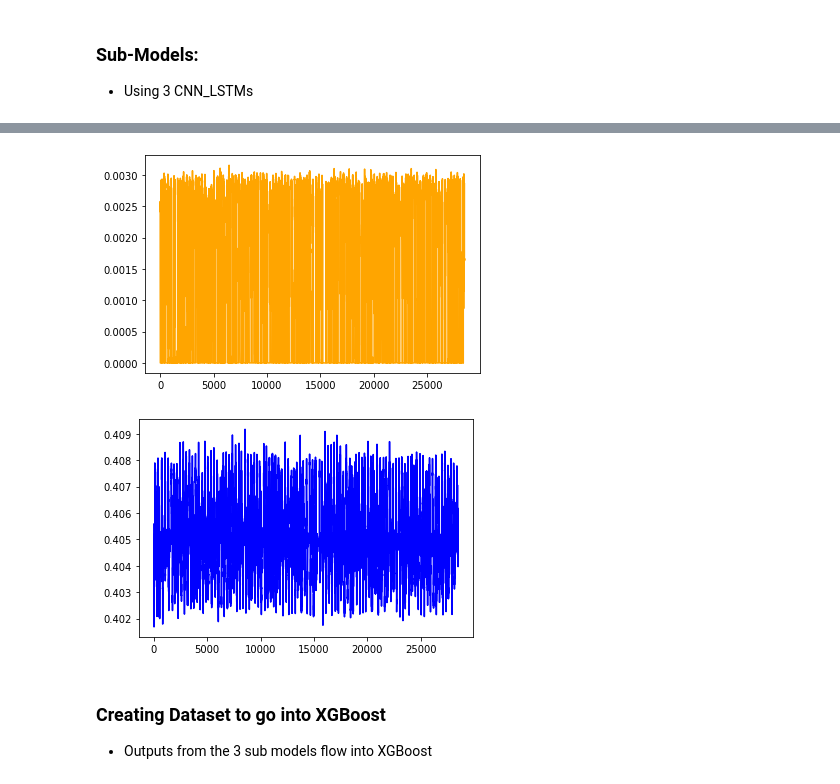
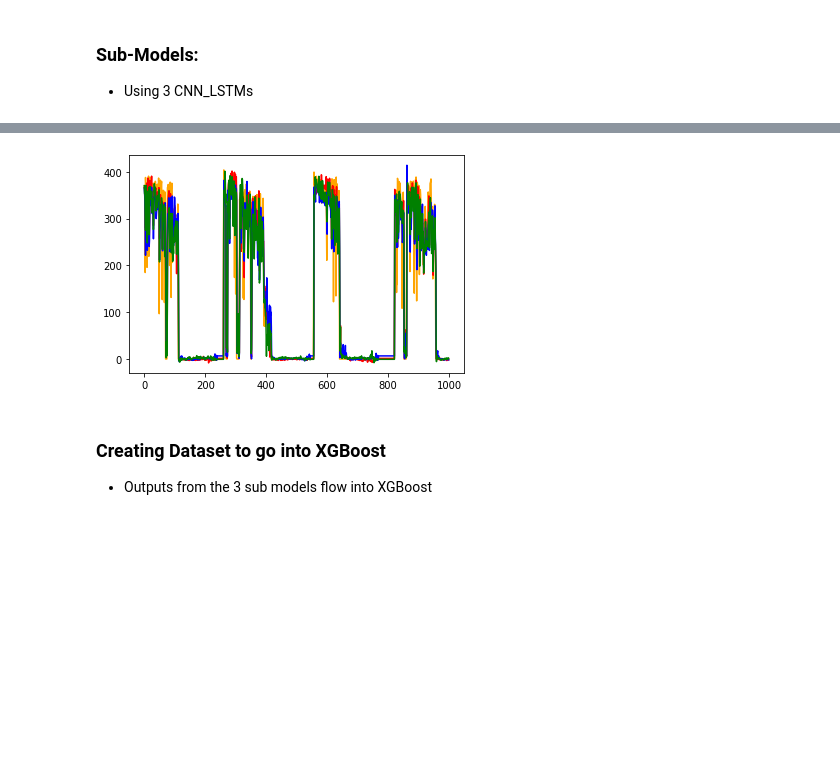
Before and after one commit to RachitBansal/AppliancePower_TimeSeries, a Jupyter notebook: Ensemble.ipynb, the cells around one changed output, grey strips where cells are left out. Cells and saved outputs as stored; diff of their text form; code cells hidden in the pictures; blank space fills up the shorter version.

```diff
--- a/Ensemble.ipynb
+++ b/Ensemble.ipynb
@@ -111,5 +115,5 @@ Enter the fraction of data to be sent to training :0.8
 # %%
-final_data = data
+final_data = data/300
 # %%
 final_data.shape
 # %% [output]
@@ -185,0 +184,3 @@ Enter 1 if you want to process next equipment and 0 if not :
+# %%
+equipment = int(input("Equipment: "))
+train_x, test_x, train_y, test_y = return_data(final_data, equipment-1)
@@ -278,16 +305,18 @@ Model Accuracy: 0.000
 # %%
 preds = []
-for i in range(test_x.shape[0]):
-    preds.append(members[1].predict(test_x[i].reshape(1,-1,1))[0][0][0])
+for j in range(n_members):
+  model_preds = []
+  for i in range(1000):
+      model_preds.append(members[j].predict(test_x[i].reshape(1,-1,1))[0][0][0])
+  preds.append(model_preds)
 # %%
-import matplotlib.pyplot as plt
-plt.plot(test_y.reshape(-1), c = 'orange')
+plt.plot(test_y[:1000].reshape(-1), c = 'orange')
+list_colrs = ['red', 'blue', 'green']
+for j in range(n_members):
+  plt.plot(preds[j], c = list_colrs[j])
 plt.show()
-plt.plot(preds, c = 'blue')
-plt.show()
 # %% [output]
-[figure, old version]
+[figure, new version]
-[figure, removed]
 # %% [markdown]
 ### Creating Dataset to go into XGBoost
 - Outputs from the 3 sub models flow into XGBoost
```
Also changed, not shown: parts of 27 cells of this notebook.
